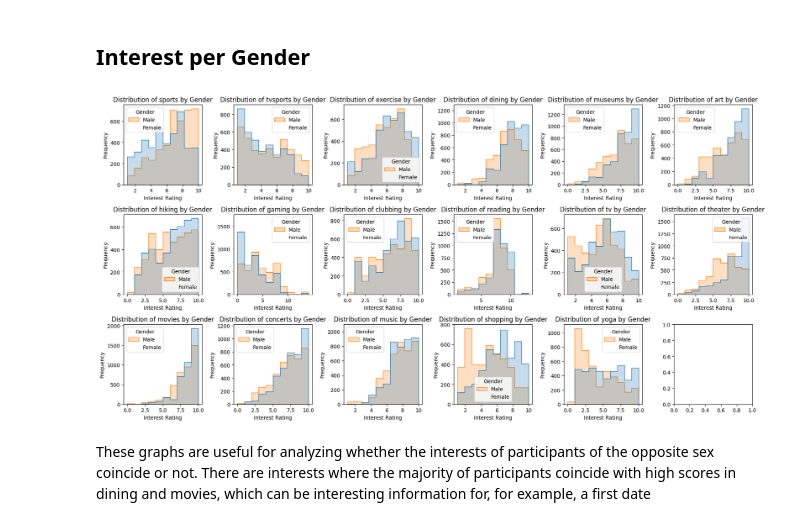
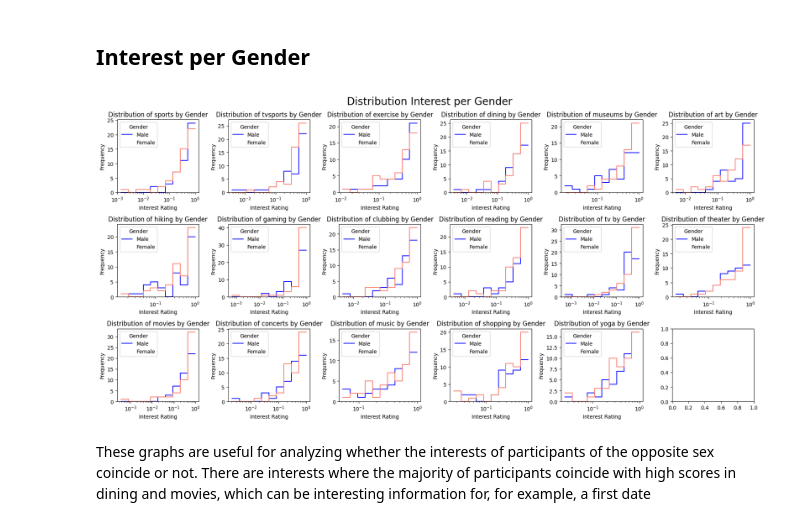
Before and after one commit to eugeniamellano/Bloc-2, a Jupyter notebook: Tinder-Project.ipynb, the cells around one changed output. Saved outputs shown, nothing was run; the diff lists cells and outputs as text; code cells hidden in the pictures.

```diff
--- a/Tinder-Project.ipynb
+++ b/Tinder-Project.ipynb
@@ -331,32 +334,39 @@ Similarly, in intelligence, while both sexes had a similar score in the 'what ar
 # %%
 # list of interets
 interests = ['sports', 'tvsports', 'exercise', 'dining', 'museums', 'art', 'hiking',
              'gaming', 'clubbing', 'reading', 'tv', 'theater', 'movies', 'concerts',
              'music', 'shopping', 'yoga']
+palette = {'Male': 'blue', 'Female': 'salmon'}
+# Creamos datos de ejemplo para df (solo para demostración)
 
+np.random.seed(0)
+data = np.random.rand(100, len(interests) + 1)
+df = pd.DataFrame(data, columns=['gender'] + interests)
+df['gender'] = np.random.choice(['Male', 'Female'], size=100)
 
 num_plots = len(interests)
 num_rows = 3
 num_cols = 6
 
-#graph
+# Gráfico
 fig, axes = plt.subplots(num_rows, num_cols, figsize=(18, 9))
 
 for i, interest in enumerate(interests):
     row = i // num_cols
     col = i % num_cols
     ax = axes[row, col]
     sns.histplot(df, x=interest, hue='gender', element='step', bins=10, kde=True,
-                 line_kws={"linestyle": "None"}, ax=ax)
+                 line_kws={"linestyle": "None"}, fill=False,log_scale=True, ax=ax,palette=palette)  # Establecer fill en False
     ax.set_title(f'Distribution of {interest} by Gender')
     ax.set_xlabel('Interest Rating')
     ax.set_ylabel('Frequency')
     ax.legend(title='Gender', labels=['Male', 'Female'])
+    fig.suptitle('Distribution Interest per Gender', fontsize=20)
 
 plt.tight_layout()
 plt.show()
 # %% [output]
-[figure, old version]
+[figure, new version]
 # %% [markdown]
 These graphs are useful for analyzing whether the interests of participants of the opposite sex coincide or not. There are interests where the majority of participants coincide with high scores in dining and movies, which can be interesting information for, for example, a first date
 # %% [markdown]
```
Also changed, not shown: parts of 11 cells of this notebook.
